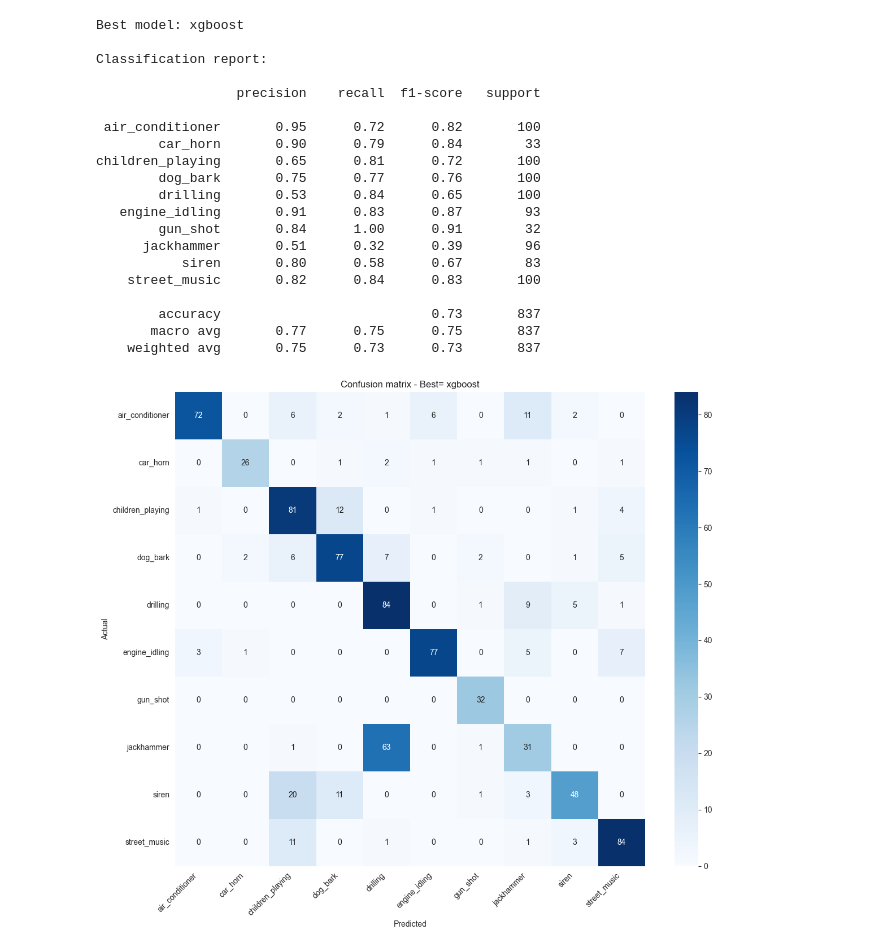
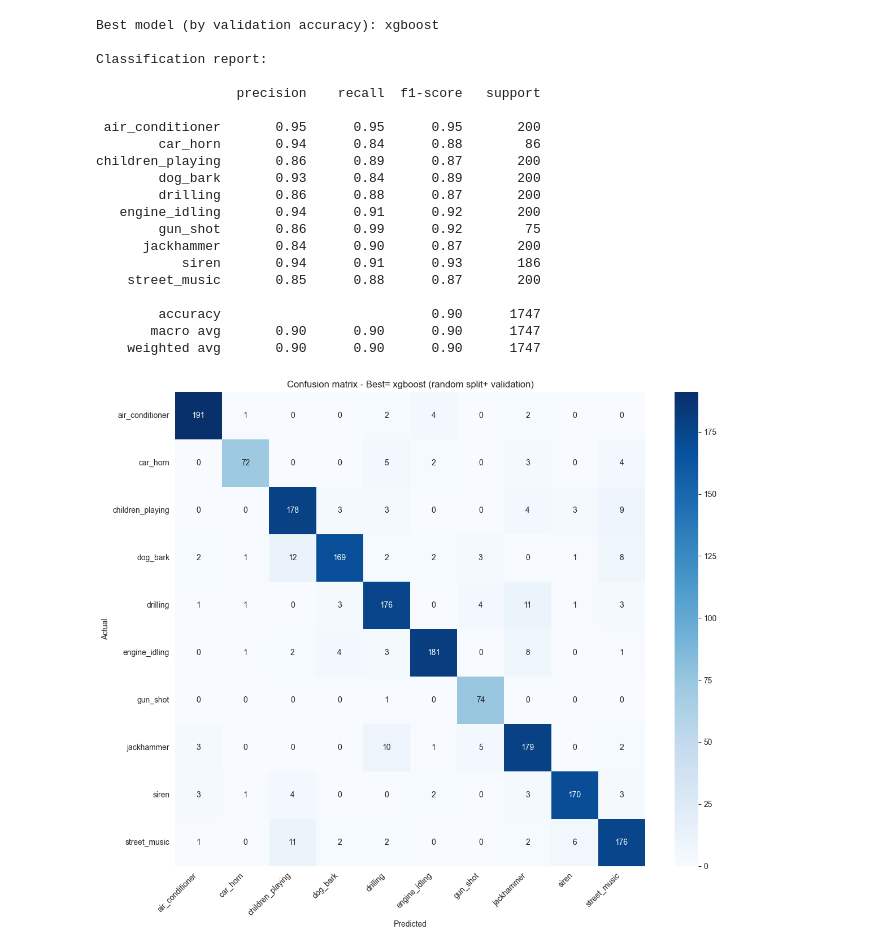
Before and after one commit to kostismatz/GKS_ML_Project, a Jupyter notebook: notebooks/04_all_models_training.ipynb, the cells around one changed output. Drawn from its saved outputs; the diff is of its cells as text; code cells hidden in the pictures.

```diff
--- a/notebooks/04_all_models_training.ipynb
+++ b/notebooks/04_all_models_training.ipynb
@@ -107,35 +127,37 @@ Feature dimension: 46
 # %%
 scaler = StandardScaler()
 X_train_s = scaler.fit_transform(X_train)
+X_val_s = scaler.transform(X_val)
 X_test_s = scaler.transform(X_test)
 # %%
 all_models = factory.get_all_models()
 results = {}
 
-for model_name, model in all_models.items():
-    if model_name == "all":
-        continue
-    elif model_name not in SELECTED_MODELS:
-        continue
+for model_name in SELECTED_MODELS:
 
+    model = factory.get_model(model_name)
     print(f"TRAINING: {model_name}   (feature_set={FEATURE_SET})")
+
     model.fit(X_train_s, Y_train)
-    Y_pred = model.predict(X_test_s)
 
-    acc = accuracy_score(Y_test, Y_pred)
-    prec = precision_score(Y_test, Y_pred, average="weighted", zero_division=0)
-    rec = recall_score(Y_test, Y_pred, average="weighted", zero_division=0)
-    f1 = f1_score(Y_test, Y_pred, average="weighted", zero_division=0)
+    Y_val_pred = model.predict(X_val_s)
+    val_acc = accuracy_score(Y_val, Y_val_pred)
+
+    Y_test_pred = model.predict(X_test_s)
+    test_acc = accuracy_score(Y_test, Y_test_pred)
+    test_prec = precision_score(Y_test, Y_test_pred, average="weighted", zero_division=0)
+    test_rec = recall_score(Y_test, Y_test_pred, average="weighted", zero_division=0)
+    test_f1 = f1_score(Y_test, Y_test_pred, average="weighted", zero_division=0)
 
     results[model_name] = {
-        "accuracy": acc,
-        "precision": prec,
-        "recall": rec,
-        "f1": f1
+        "val_accuracy": val_acc,
+        "accuracy": test_acc,
+        "precision": test_prec,
+        "recall": test_rec,
+        "f1": test_f1
     }
 
-    print(f"Accuracy : {acc:.4f}")
-    print(f"Precision: {prec:.4f}")
-    print(f"Recall   : {rec:.4f}")
-    print(f"F1-score : {f1:.4f}")
+    print(f"  Val accuracy  : {val_acc:.4f}")
+    print(f"  Test accuracy: {test_acc:.4f}")
+    print(f"  Test F1      : {test_f1:.4f}\n")
 # %% [output]
@@ -147,4 +181,5 @@ F1-score : 0.9096
 # %%
-summary = pd.DataFrame(results).T.sort_values("accuracy", ascending=False)
+summary = pd.DataFrame(results).T
+summary = summary.sort_values("val_accuracy", ascending=False)
 summary
 # %% [output]
@@ -170,51 +204,51 @@ plt.show()
 best_model_name = summary.index[0]
 best_model = all_models[best_model_name]
 
-print("Best model:", best_model_name)
+print("Best model (by validation accuracy):", best_model_name)
 best_model.fit(X_train_s, Y_train)
 Y_pred_best = best_model.predict(X_test_s)
 
 print("\nClassification report:\n")
 print(classification_report(Y_test, Y_pred_best, target_names=config.CLASS_NAMES, zero_division=0))
 
 cm = confusion_matrix(Y_test, Y_pred_best)
 
 plt.figure(figsize=(12, 10))
 sns.heatmap(
     cm,
     annot=True,
     fmt="d",
     cmap="Blues",
     xticklabels=config.CLASS_NAMES,
     yticklabels=config.CLASS_NAMES
 )
 
-plt.title(f"Confusion matrix - Best= {best_model_name}")
+plt.title(f"Confusion matrix - Best= {best_model_name} (random split+ validation)")
 plt.xlabel("Predicted")
 plt.ylabel("Actual")
 plt.xticks(rotation=45, ha="right")
 plt.yticks(rotation=0)
 plt.tight_layout()
 plt.show()
 # %% [output]
-Best model: xgboost
+Best model (by validation accuracy): xgboost
 
 Classification report:
 
                   precision    recall  f1-score   support
 
- air_conditioner       0.95      0.72      0.82       100
-        car_horn       0.90      0.79      0.84        33
-children_playing       0.65      0.81      0.72       100
-        dog_bark       0.75      0.77      0.76       100
-        drilling       0.53      0.84      0.65       100
-   engine_idling       0.91      0.83      0.87        93
-        gun_shot       0.84      1.00      0.91        32
-      jackhammer       0.51      0.32      0.39        96
-           siren       0.80      0.58      0.67        83
-    street_music       0.82      0.84      0.83       100
+ air_conditioner       0.95      0.95      0.95       200
+        car_horn       0.94      0.84      0.88        86
+children_playing       0.86      0.89      0.87       200
+        dog_bark       0.93      0.84      0.89       200
+        drilling       0.86      0.88      0.87       200
+   engine_idling       0.94      0.91      0.92       200
+        gun_shot       0.86      0.99      0.92        75
+      jackhammer       0.84      0.90      0.87       200
+           siren       0.94      0.91      0.93       186
+    street_music       0.85      0.88      0.87       200
 
-        accuracy                           0.73       837
-       macro avg       0.77      0.75      0.75       837
-    weighted avg       0.75      0.73      0.73       837
+        accuracy                           0.90      1747
+       macro avg       0.90      0.90      0.90      1747
+    weighted avg       0.90      0.90      0.90      1747
-[figure, old version]
+[figure, new version]
```
Also changed, not shown: parts of 10 cells of this notebook, 3 other files.
